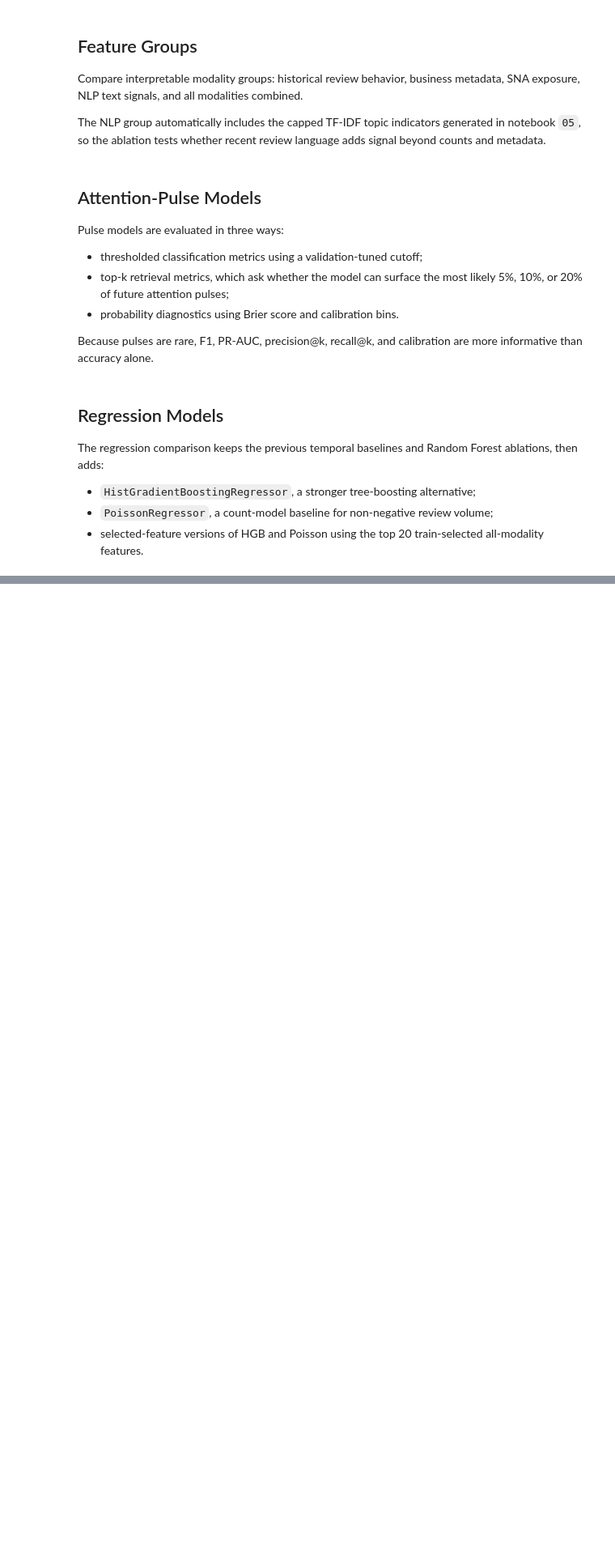
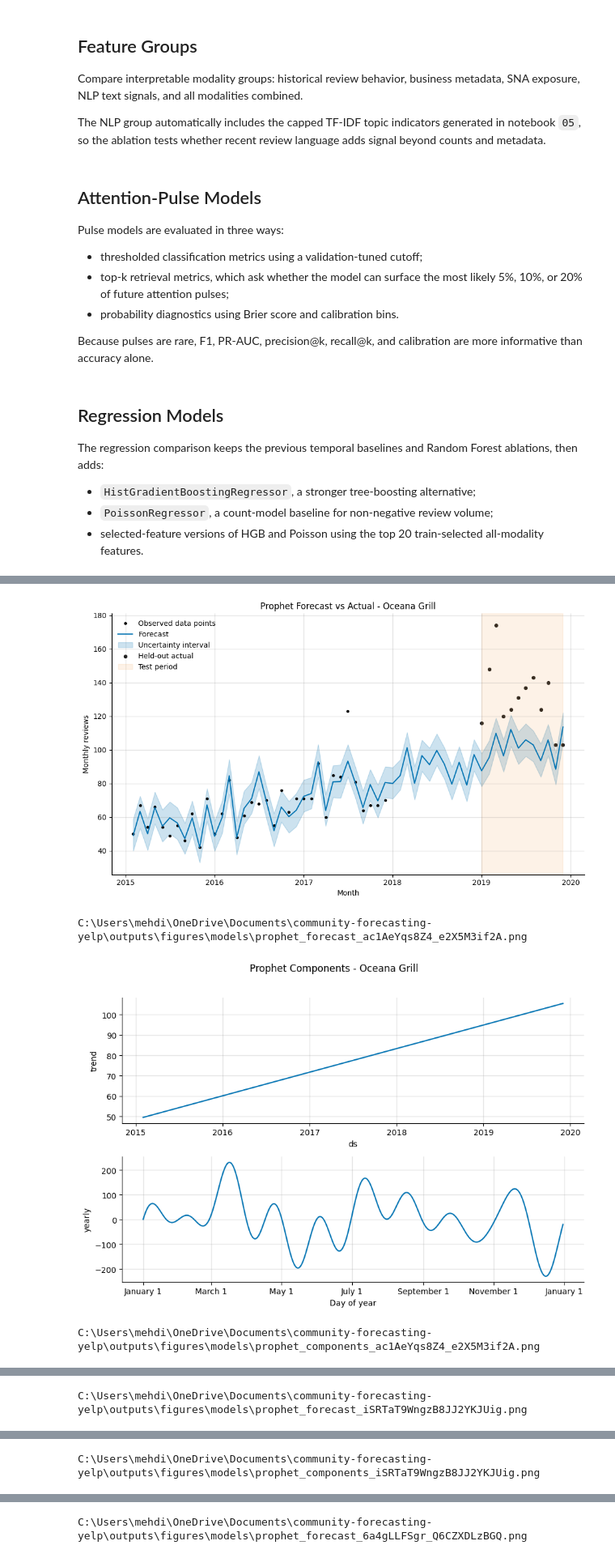
Before and after one commit to MehdiHellall/community-forecasting-yelp, a Jupyter notebook: notebooks/06_forecasting_models.ipynb, the cells around one changed output, grey strips where cells are left out. Shown at 81% size. Cells and saved outputs as stored; diff of their text form; code cells hidden in the pictures; blank space fills up the shorter version.

```diff
--- a/notebooks/06_forecasting_models.ipynb
+++ b/notebooks/06_forecasting_models.ipynb
@@ -896,0 +1089,43 @@ C:\Users\mehdi\OneDrive\Documents\community-forecasting-yelp\outputs\figures\mod
+# %%
+# Plot Prophet forecasts and built-in trend/seasonality decompositions for representative top businesses.
+representative_positions = [0, len(top10_business_ids) // 2, len(top10_business_ids) - 1]
+representative_business_ids = []
+for position in representative_positions:
+    candidate = top10_business_ids[position]
+    if candidate in prophet_models and candidate not in representative_business_ids:
+        representative_business_ids.append(candidate)
+
+for business_id in representative_business_ids:
+    model = prophet_models[business_id]
+    forecast = prophet_forecasts[business_id]
+    name = business_names.get(business_id, business_id)
+    safe_business_id = "".join(character if character.isalnum() else "_" for character in business_id)
+
+    business_actual = prophet_series[prophet_series["business_id"] == business_id]
+    test_actual = business_actual[(business_actual["ds"] >= PROPHET_TEST_START) & (business_actual["ds"] <= PROPHET_TEST_END)]
+    fig = model.plot(forecast, xlabel="Month", ylabel="Monthly reviews")
+    ax = fig.axes[0]
+    ax.scatter(test_actual["ds"], test_actual["y"], color="#222222", s=18, label="Held-out actual")
+    ax.axvspan(PROPHET_TEST_START, PROPHET_TEST_END, color="#F58518", alpha=0.10, label="Test period")
+    ax.set_title(f"Prophet Forecast vs Actual - {name}")
+    ax.legend(frameon=False)
+    fig.tight_layout()
+    forecast_path = FIGURES_DIR / f"prophet_forecast_{safe_business_id}.png"
+    fig.savefig(forecast_path, dpi=160)
+    plt.show()
+    plt.close(fig)
+    print(forecast_path)
+
+    component_fig = model.plot_components(forecast)
+    component_fig.suptitle(f"Prophet Components - {name}", y=1.02)
+    component_fig.tight_layout()
+    components_path = FIGURES_DIR / f"prophet_components_{safe_business_id}.png"
+    component_fig.savefig(components_path, dpi=160, bbox_inches="tight")
+    plt.show()
+    plt.close(component_fig)
+    print(components_path)
+# %% [output]
+[figure, added]
+C:\Users\mehdi\OneDrive\Documents\community-forecasting-yelp\outputs\figures\models\prophet_forecast_ac1AeYqs8Z4_e2X5M3if2A.png
+[figure, added]
+C:\Users\mehdi\OneDrive\Documents\community-forecasting-yelp\outputs\figures\models\prophet_components_ac1AeYqs8Z4_e2X5M3if2A.png
@@ -896,0 +1133 @@ C:\Users\mehdi\OneDrive\Documents\community-forecasting-yelp\outputs\figures\mod
+C:\Users\mehdi\OneDrive\Documents\community-forecasting-yelp\outputs\figures\models\prophet_forecast_iSRTaT9WngzB8JJ2YKJUig.png
@@ -896,0 +1135 @@ C:\Users\mehdi\OneDrive\Documents\community-forecasting-yelp\outputs\figures\mod
+C:\Users\mehdi\OneDrive\Documents\community-forecasting-yelp\outputs\figures\models\prophet_components_iSRTaT9WngzB8JJ2YKJUig.png
@@ -896,0 +1137 @@ C:\Users\mehdi\OneDrive\Documents\community-forecasting-yelp\outputs\figures\mod
+C:\Users\mehdi\OneDrive\Documents\community-forecasting-yelp\outputs\figures\models\prophet_forecast_6a4gLLFSgr_Q6CZXDLzBGQ.png
```
Also changed, not shown: parts of 15 cells of this notebook, 26 other files.
